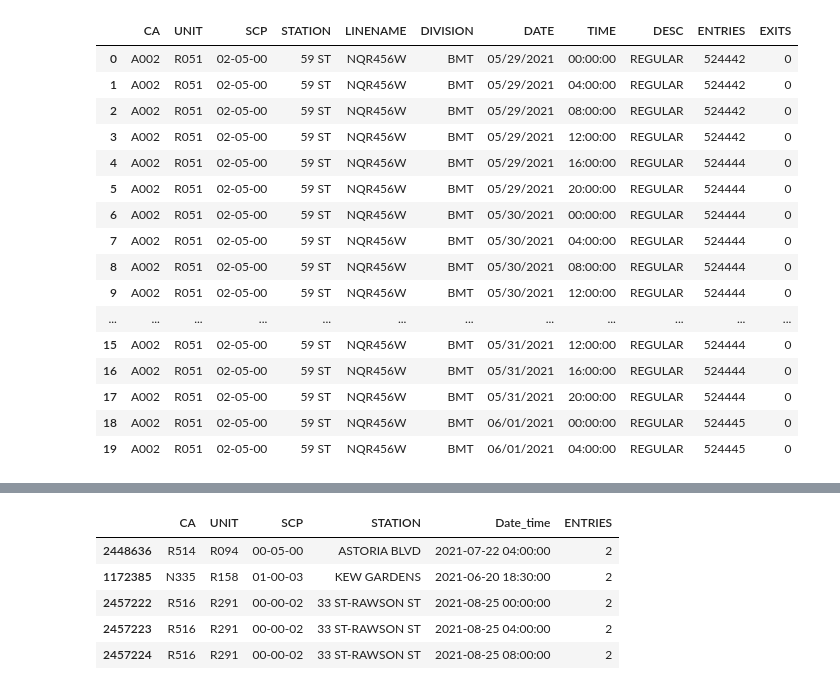
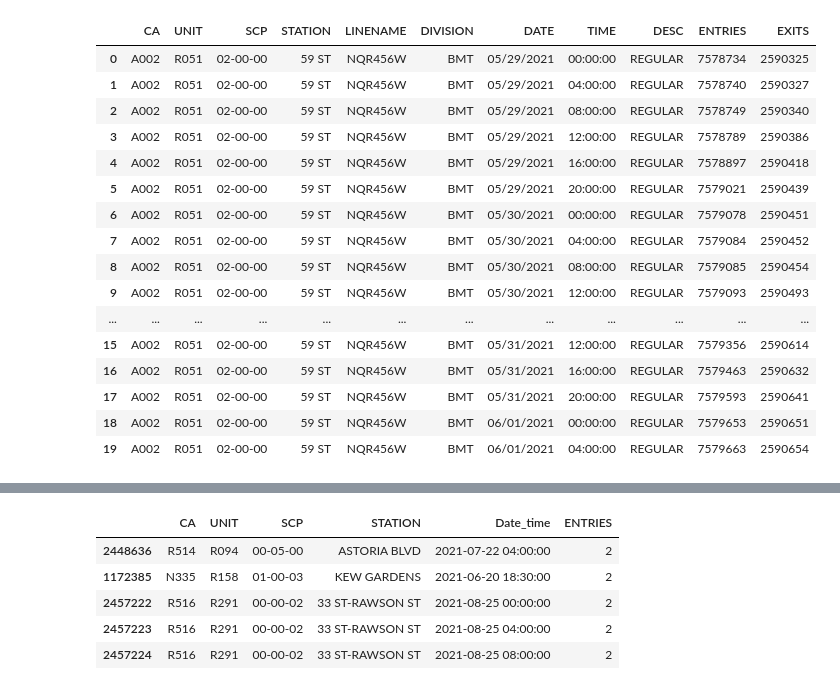
Before and after one commit to ajstake/EDA-Project, a Jupyter notebook: MTA_Data_Gathering_and_Cleaning_Notebook.ipynb, the cells around one changed output, grey strips where cells are left out. Saved outputs shown, nothing was run; the diff lists cells and outputs as text; code cells hidden in the pictures.

```diff
--- a/MTA_Data_Gathering_and_Cleaning_Notebook.ipynb
+++ b/MTA_Data_Gathering_and_Cleaning_Notebook.ipynb
@@ -18,28 +18,28 @@ weeks = [210605, 210612, 210619, 210626, 210703, 210710, 210717, 210724, 210731,
 from sqlalchemy import create_engine
 import pandas as pd
 engine = create_engine("sqlite:///mta_all.db")
-all_data = pd.read_sql('SELECT * FROM mta_data order by exits;', engine)
+all_data = pd.read_sql('SELECT * FROM mta_data;', engine)
 # %%
 ts_df1 = all_data
-ts_df1.head(20)
+# ts_df1.head(20)
 # %% [output]
 |  | CA | UNIT | SCP | STATION | LINENAME | DIVISION | DATE | TIME | DESC | ENTRIES | EXITS |
-| 0 | A002 | R051 | 02-05-00 | 59 ST | NQR456W | BMT | 05/29/2021 | 00:00:00 | REGULAR | 524442 | 0 |
-| 1 | A002 | R051 | 02-05-00 | 59 ST | NQR456W | BMT | 05/29/2021 | 04:00:00 | REGULAR | 524442 | 0 |
-| 2 | A002 | R051 | 02-05-00 | 59 ST | NQR456W | BMT | 05/29/2021 | 08:00:00 | REGULAR | 524442 | 0 |
-| 3 | A002 | R051 | 02-05-00 | 59 ST | NQR456W | BMT | 05/29/2021 | 12:00:00 | REGULAR | 524442 | 0 |
-| 4 | A002 | R051 | 02-05-00 | 59 ST | NQR456W | BMT | 05/29/2021 | 16:00:00 | REGULAR | 524444 | 0 |
-| 5 | A002 | R051 | 02-05-00 | 59 ST | NQR456W | BMT | 05/29/2021 | 20:00:00 | REGULAR | 524444 | 0 |
-| 6 | A002 | R051 | 02-05-00 | 59 ST | NQR456W | BMT | 05/30/2021 | 00:00:00 | REGULAR | 524444 | 0 |
-| 7 | A002 | R051 | 02-05-00 | 59 ST | NQR456W | BMT | 05/30/2021 | 04:00:00 | REGULAR | 524444 | 0 |
-| 8 | A002 | R051 | 02-05-00 | 59 ST | NQR456W | BMT | 05/30/2021 | 08:00:00 | REGULAR | 524444 | 0 |
-| 9 | A002 | R051 | 02-05-00 | 59 ST | NQR456W | BMT | 05/30/2021 | 12:00:00 | REGULAR | 524444 | 0 |
+| 0 | A002 | R051 | 02-00-00 | 59 ST | NQR456W | BMT | 05/29/2021 | 00:00:00 | REGULAR | 7578734 | 2590325 |
+| 1 | A002 | R051 | 02-00-00 | 59 ST | NQR456W | BMT | 05/29/2021 | 04:00:00 | REGULAR | 7578740 | 2590327 |
+| 2 | A002 | R051 | 02-00-00 | 59 ST | NQR456W | BMT | 05/29/2021 | 08:00:00 | REGULAR | 7578749 | 2590340 |
+| 3 | A002 | R051 | 02-00-00 | 59 ST | NQR456W | BMT | 05/29/2021 | 12:00:00 | REGULAR | 7578789 | 2590386 |
+| 4 | A002 | R051 | 02-00-00 | 59 ST | NQR456W | BMT | 05/29/2021 | 16:00:00 | REGULAR | 7578897 | 2590418 |
+| 5 | A002 | R051 | 02-00-00 | 59 ST | NQR456W | BMT | 05/29/2021 | 20:00:00 | REGULAR | 7579021 | 2590439 |
+| 6 | A002 | R051 | 02-00-00 | 59 ST | NQR456W | BMT | 05/30/2021 | 00:00:00 | REGULAR | 7579078 | 2590451 |
+| 7 | A002 | R051 | 02-00-00 | 59 ST | NQR456W | BMT | 05/30/2021 | 04:00:00 | REGULAR | 7579084 | 2590452 |
+| 8 | A002 | R051 | 02-00-00 | 59 ST | NQR456W | BMT | 05/30/2021 | 08:00:00 | REGULAR | 7579085 | 2590454 |
+| 9 | A002 | R051 | 02-00-00 | 59 ST | NQR456W | BMT | 05/30/2021 | 12:00:00 | REGULAR | 7579093 | 2590493 |
 | ... | ... | ... | ... | ... | ... | ... | ... | ... | ... | ... | ... |
-| 15 | A002 | R051 | 02-05-00 | 59 ST | NQR456W | BMT | 05/31/2021 | 12:00:00 | REGULAR | 524444 | 0 |
-| 16 | A002 | R051 | 02-05-00 | 59 ST | NQR456W | BMT | 05/31/2021 | 16:00:00 | REGULAR | 524444 | 0 |
-| 17 | A002 | R051 | 02-05-00 | 59 ST | NQR456W | BMT | 05/31/2021 | 20:00:00 | REGULAR | 524444 | 0 |
-| 18 | A002 | R051 | 02-05-00 | 59 ST | NQR456W | BMT | 06/01/2021 | 00:00:00 | REGULAR | 524445 | 0 |
-| 19 | A002 | R051 | 02-05-00 | 59 ST | NQR456W | BMT | 06/01/2021 | 04:00:00 | REGULAR | 524445 | 0 |
+| 15 | A002 | R051 | 02-00-00 | 59 ST | NQR456W | BMT | 05/31/2021 | 12:00:00 | REGULAR | 7579356 | 2590614 |
+| 16 | A002 | R051 | 02-00-00 | 59 ST | NQR456W | BMT | 05/31/2021 | 16:00:00 | REGULAR | 7579463 | 2590632 |
+| 17 | A002 | R051 | 02-00-00 | 59 ST | NQR456W | BMT | 05/31/2021 | 20:00:00 | REGULAR | 7579593 | 2590641 |
+| 18 | A002 | R051 | 02-00-00 | 59 ST | NQR456W | BMT | 06/01/2021 | 00:00:00 | REGULAR | 7579653 | 2590651 |
+| 19 | A002 | R051 | 02-00-00 | 59 ST | NQR456W | BMT | 06/01/2021 | 04:00:00 | REGULAR | 7579663 | 2590654 |
 # %%
 import datetime as dt
 ts_df1['Date_time'] = pd.to_datetime(ts_df1.DATE.astype(str) + ' ' + ts_df1.TIME.astype(str))
```
Also changed, not shown: parts of 18 cells of this notebook.
